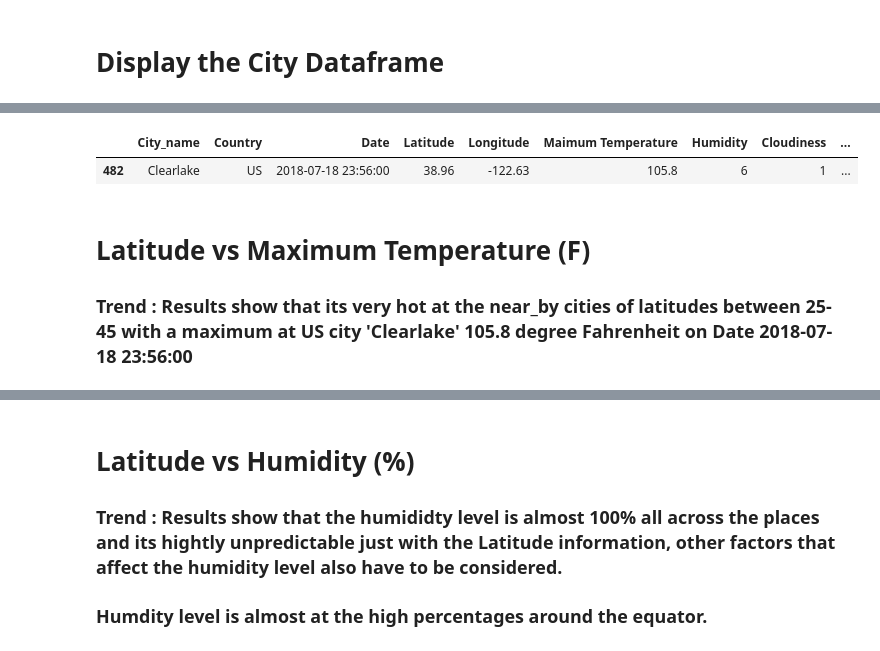
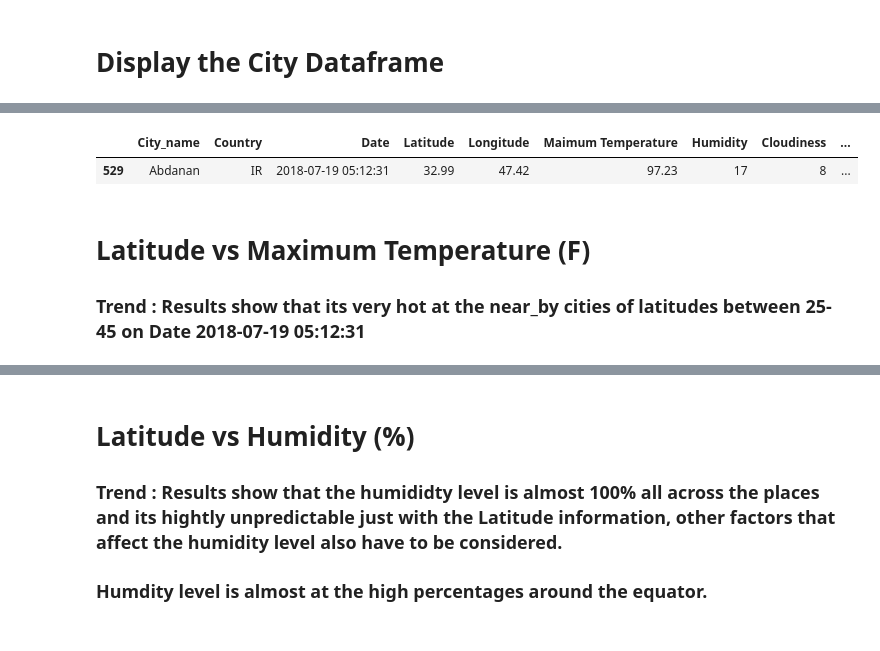
Before and after one commit to dhanup369/Python_Challenge, a Jupyter notebook: openweathermap_api.ipynb, the cells around one changed output, grey strips where cells are left out. Drawn from its saved outputs; the diff is of its cells as text; code cells hidden in the pictures.

```diff
--- a/openweathermap_api.ipynb
+++ b/openweathermap_api.ipynb
@@ -144,12 +144,12 @@ max(city_df['Maimum Temperature'])
 # %%
-city_df[city_df['Maimum Temperature']==105.8]
+city_df[city_df['Maimum Temperature']==97.23]
 # %% [output]
 |  | City_name | Country | Date | Latitude | Longitude | Maimum Temperature | Humidity | Cloudiness | ... |
-| 482 | Clearlake | US | 2018-07-18 23:56:00 | 38.96 | -122.63 | 105.8 | 6 | 1 | ... |
+| 529 | Abdanan | IR | 2018-07-19 05:12:31 | 32.99 | 47.42 | 97.23 | 17 | 8 | ... |
 # %% [markdown]
 # Latitude vs Maximum Temperature (F)
 
-### Trend : Results show that its very hot at the near_by cities of latitudes between 25-45 with a maximum at US city 'Clearlake' 105.8 degree Fahrenheit on Date 2018-07-18 23:56:00
+### Trend : Results show that its very hot at the near_by cities of latitudes between 25-45 on Date 2018-07-19 05:12:31
 # %%
 plt.figure(figsize=(10,6))
 plt.scatter(crd_lat,tem, marker="o",s=20,edgecolors='black',color='b')
```
Also changed, not shown: parts of 6 cells of this notebook.
